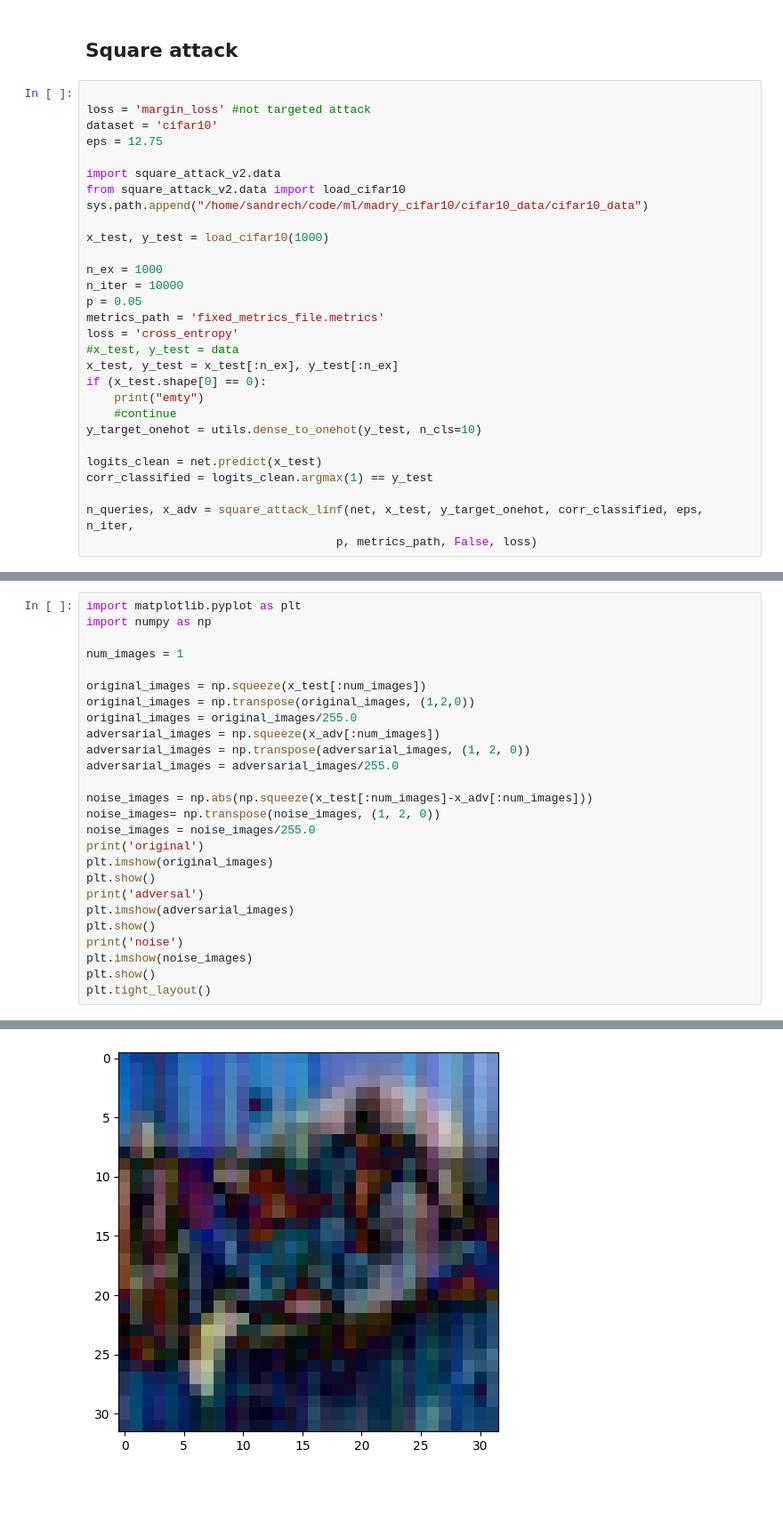
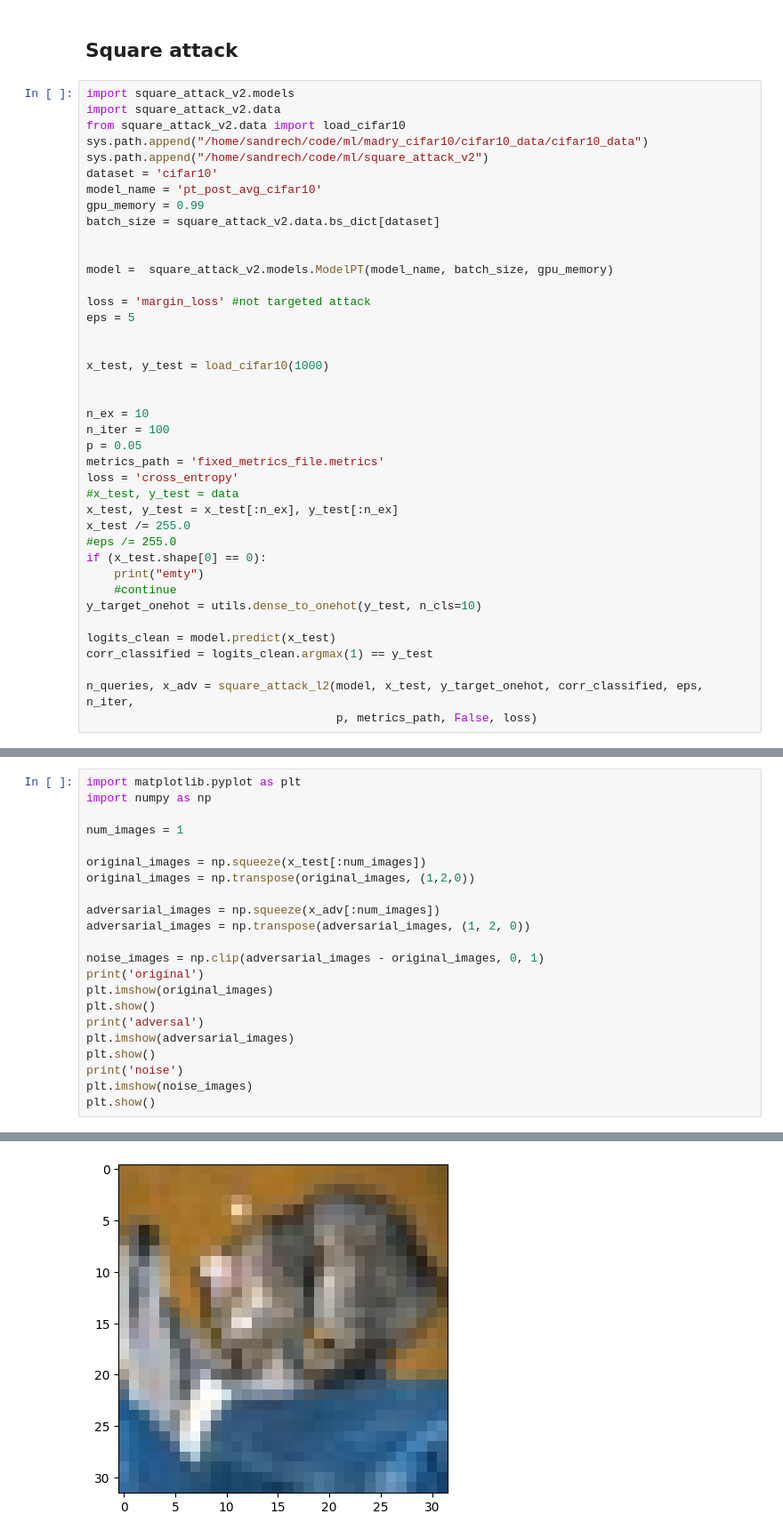
Before and after one commit to cumisar/ISPRAS, a Jupyter notebook: convolutional_model.ipynb, the cells around one changed output, grey strips where cells are left out. Shown at 89% size. Cells and saved outputs as stored; diff of their text form; blank space fills up the shorter version.

Commit message:
Fixed square attack call. Added the extraction of ASR and AQR metric

```diff
--- a/convolutional_model.ipynb
+++ b/convolutional_model.ipynb
@@ -178,32 +152,43 @@ Accuracy of the network on the 10000 test images: 32 %
 # %% [markdown]
 ## Square attack
 # %%
-
-loss = 'margin_loss' #not targeted attack
-dataset = 'cifar10'
-eps = 12.75
-
+import square_attack_v2.models
 import square_attack_v2.data
 from square_attack_v2.data import load_cifar10
 sys.path.append("/home/sandrech/code/ml/madry_cifar10/cifar10_data/cifar10_data")
+sys.path.append("/home/sandrech/code/ml/square_attack_v2")
+dataset = 'cifar10'
+model_name = 'pt_post_avg_cifar10'
+gpu_memory = 0.99
+batch_size = square_attack_v2.data.bs_dict[dataset]
+
+
+model =  square_attack_v2.models.ModelPT(model_name, batch_size, gpu_memory)
+
+loss = 'margin_loss' #not targeted attack
+eps = 5
+
 
 x_test, y_test = load_cifar10(1000)
 
-n_ex = 1000
-n_iter = 10000
+
+n_ex = 10
+n_iter = 100
 p = 0.05
 metrics_path = 'fixed_metrics_file.metrics'
 loss = 'cross_entropy'
 #x_test, y_test = data
 x_test, y_test = x_test[:n_ex], y_test[:n_ex]
+x_test /= 255.0
+#eps /= 255.0
 if (x_test.shape[0] == 0):
     print("emty")
     #continue
 y_target_onehot = utils.dense_to_onehot(y_test, n_cls=10)
 
-logits_clean = net.predict(x_test)
+logits_clean = model.predict(x_test)
 corr_classified = logits_clean.argmax(1) == y_test
 
-n_queries, x_adv = square_attack_linf(net, x_test, y_target_onehot, corr_classified, eps, n_iter,
+n_queries, x_adv = square_attack_l2(model, x_test, y_target_onehot, corr_classified, eps, n_iter,
                                     p, metrics_path, False, loss)
 # %% [output]
@@ -232,14 +231,11 @@ num_images = 1
 
 original_images = np.squeeze(x_test[:num_images])
 original_images = np.transpose(original_images, (1,2,0))
-original_images = original_images/255.0
+
 adversarial_images = np.squeeze(x_adv[:num_images])
 adversarial_images = np.transpose(adversarial_images, (1, 2, 0))
-adversarial_images = adversarial_images/255.0
 
-noise_images = np.abs(np.squeeze(x_test[:num_images]-x_adv[:num_images]))
-noise_images= np.transpose(noise_images, (1, 2, 0))
-noise_images = noise_images/255.0
+noise_images = np.clip(adversarial_images - original_images, 0, 1)
 print('original')
 plt.imshow(original_images)
 plt.show()
@@ -249,6 +245,5 @@ plt.show()
 print('noise')
 plt.imshow(noise_images)
 plt.show()
-plt.tight_layout()
 # %% [output]
 original
@@ -257 +250 @@ noise
-[figure, old version]
+[figure, new version]
```
Also changed, not shown: parts of 9 cells of this notebook, 58 other files.
